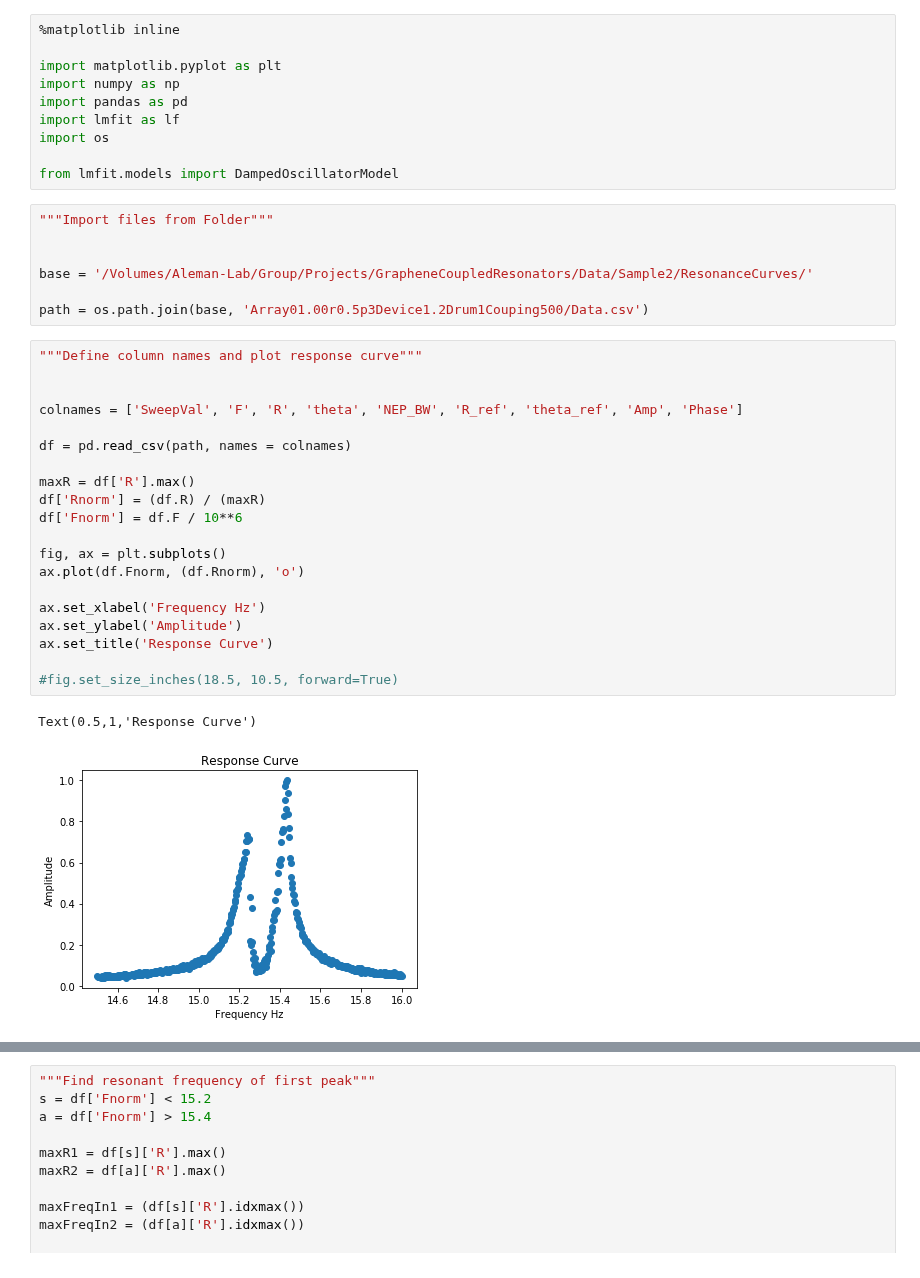
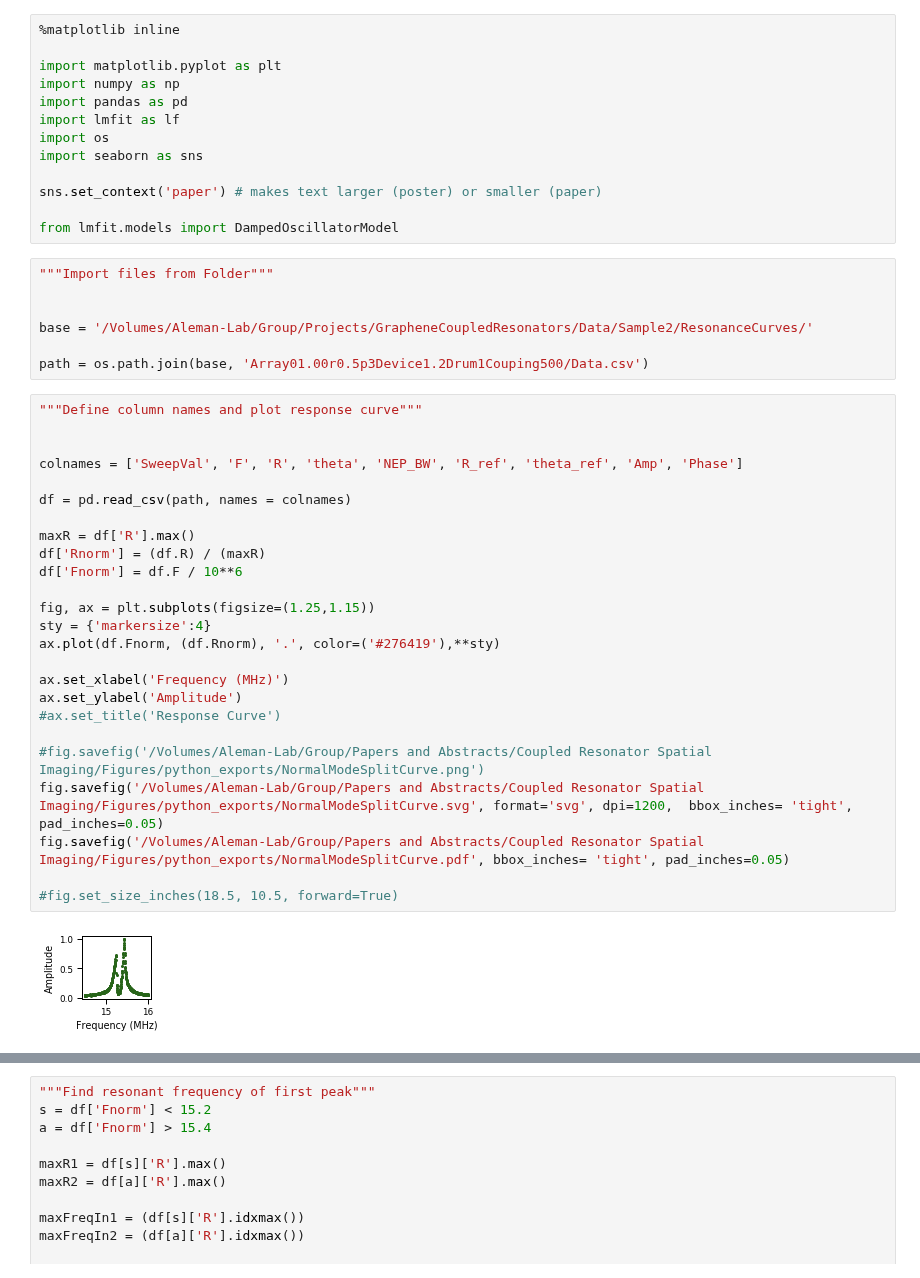
Before and after one commit to horowitz-lab/NetMAP, a Jupyter notebook: Coupled Oscillator Response Curve Fit.ipynb, the cells around one changed output, grey strips where cells are left out. Drawn from its saved outputs; the diff is of its cells as text.

Commit message:
Merge Brittany's version of Coupled Oscillator Response Curve Fit

```diff
--- a/Coupled Oscillator Response Curve Fit.ipynb
+++ b/Coupled Oscillator Response Curve Fit.ipynb
@@ -6,6 +6,9 @@ import numpy as np
 import pandas as pd
 import lmfit as lf
 import os
+import seaborn as sns
+
+sns.set_context('paper') # makes text larger (poster) or smaller (paper)
 
 from lmfit.models import DampedOscillatorModel
 # %%
@@ -18,26 +21,30 @@ path = os.path.join(base, 'Array01.00r0.5p3Device1.2Drum1Couping500/Data.csv')
 # %%
 """Define column names and plot response curve"""
 
 
 colnames = ['SweepVal', 'F', 'R', 'theta', 'NEP_BW', 'R_ref', 'theta_ref', 'Amp', 'Phase']
 
 df = pd.read_csv(path, names = colnames)
 
 maxR = df['R'].max()
 df['Rnorm'] = (df.R) / (maxR)
 df['Fnorm'] = df.F / 10**6
 
-fig, ax = plt.subplots()
-ax.plot(df.Fnorm, (df.Rnorm), 'o')
+fig, ax = plt.subplots(figsize=(1.25,1.15))
+sty = {'markersize':4}
+ax.plot(df.Fnorm, (df.Rnorm), '.', color=('#276419'),**sty)
 
-ax.set_xlabel('Frequency Hz')
+ax.set_xlabel('Frequency (MHz)')
 ax.set_ylabel('Amplitude')
-ax.set_title('Response Curve')
+#ax.set_title('Response Curve')
+
+#fig.savefig('/Volumes/Aleman-Lab/Group/Papers and Abstracts/Coupled Resonator Spatial Imaging/Figures/python_exports/NormalModeSplitCurve.png')
+fig.savefig('/Volumes/Aleman-Lab/Group/Papers and Abstracts/Coupled Resonator Spatial Imaging/Figures/python_exports/NormalModeSplitCurve.svg', format='svg', dpi=1200,  bbox_inches= 'tight', pad_inches=0.05)
+fig.savefig('/Volumes/Aleman-Lab/Group/Papers and Abstracts/Coupled Resonator Spatial Imaging/Figures/python_exports/NormalModeSplitCurve.pdf', bbox_inches= 'tight', pad_inches=0.05)
 
 #fig.set_size_inches(18.5, 10.5, forward=True)
 # %% [output]
-Text(0.5,1,'Response Curve')
-[figure, old version]
+[figure, new version]
 # %%
 """Normalize F and R^2 values"""
 
```
Also changed, not shown: parts of 1 cell of this notebook.
